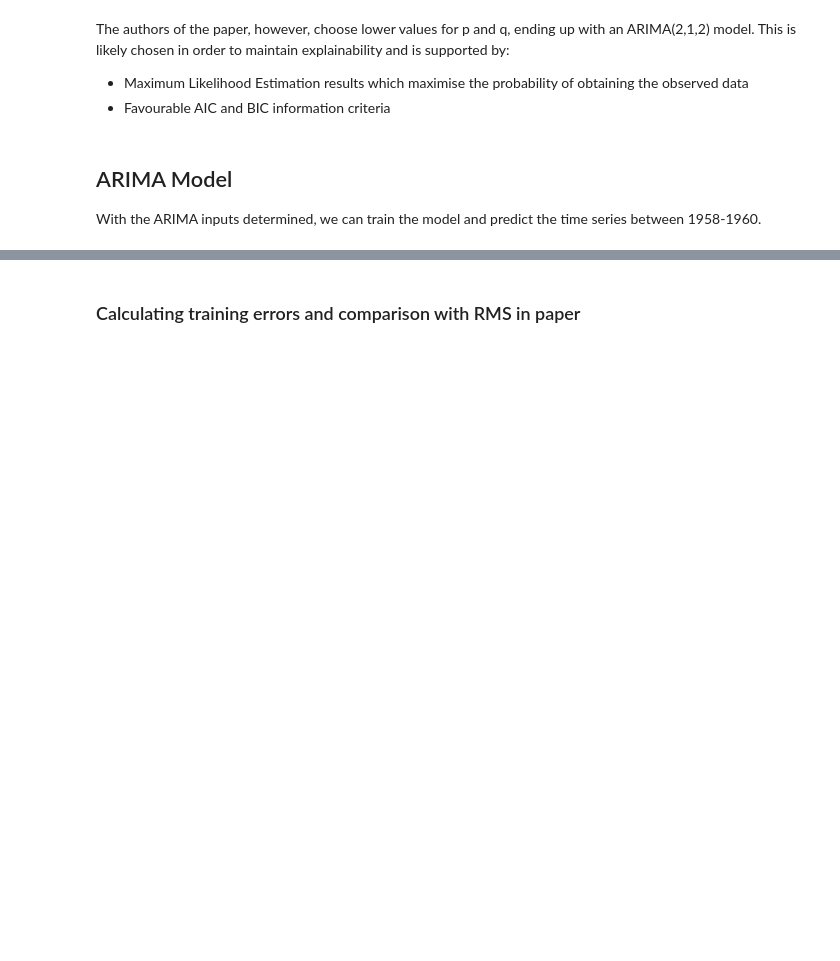
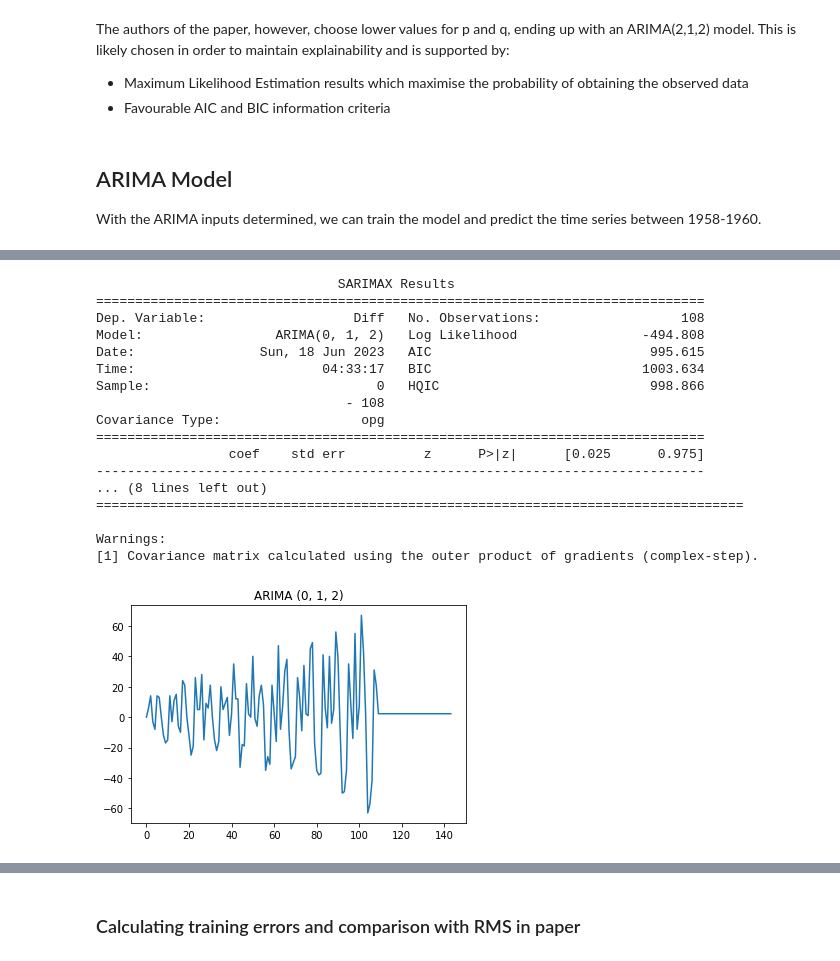
Before and after one commit to Staneesh/Repro2023, a Jupyter notebook: main.ipynb, the cells around one changed output, grey strips where cells are left out. Drawn from its saved outputs; the diff is of its cells as text; code cells hidden in the pictures; blank space fills up the shorter version.

```diff
--- a/main.ipynb
+++ b/main.ipynb
@@ -274,2 +291,21 @@ full210, full210_model = arima_run(train['Diff'], (2,1,0), False, True)
 # %%
-full012, full012_model = arima_run(train['Diff'], (0,1,2), False, True)
+full012, full012_model = arima_run(train['Diff'], (0,1,2), True, True)
+# %% [output]
+                               SARIMAX Results
+==============================================================================
+Dep. Variable:                   Diff   No. Observations:                  108
+Model:                 ARIMA(0, 1, 2)   Log Likelihood                -494.808
+Date:                Sun, 18 Jun 2023   AIC                            995.615
+Time:                        04:33:17   BIC                           1003.634
+Sample:                             0   HQIC                           998.866
+                                - 108
+Covariance Type:                  opg
+==============================================================================
+                 coef    std err          z      P>|z|      [0.025      0.975]
+------------------------------------------------------------------------------
+... (8 lines left out)
+===================================================================================
+
+Warnings:
+[1] Covariance matrix calculated using the outer product of gradients (complex-step).
+[figure, added]
```
Also changed, not shown: parts of 9 cells of this notebook.
